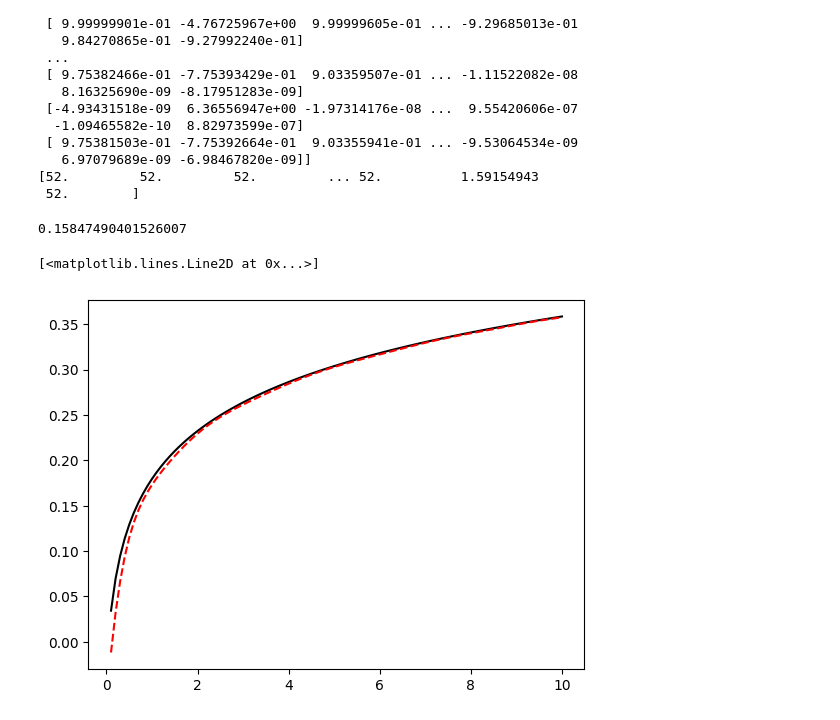
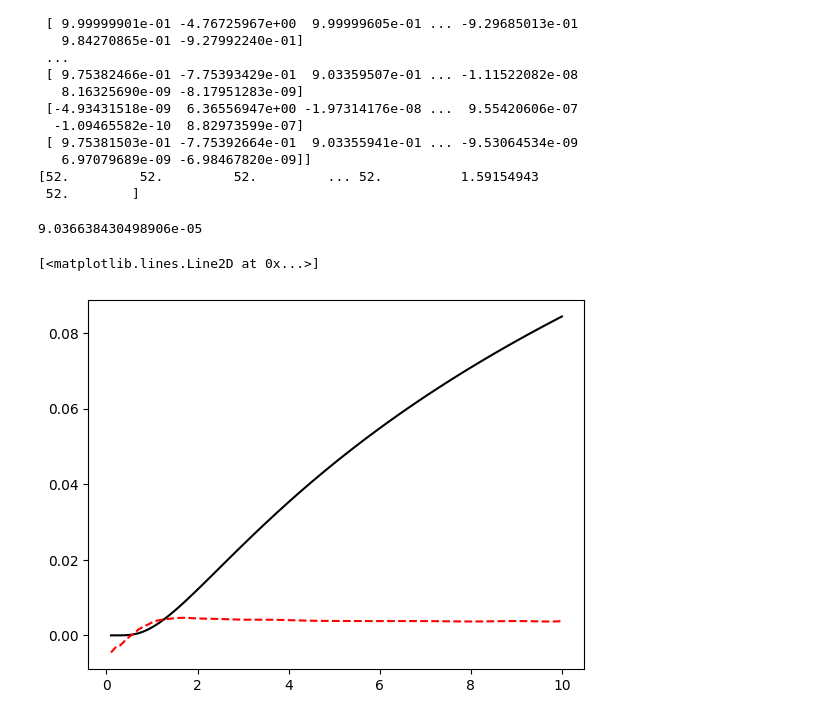
Before and after one commit to Jiayu-Fang/Trefftz-Pump, a Jupyter notebook: multiple_domain.ipynb, the cells around one changed output. Saved outputs shown, nothing was run; the diff lists cells and outputs as text; code cells hidden in the pictures.

```diff
--- a/multiple_domain.ipynb
+++ b/multiple_domain.ipynb
@@ -218,19 +224,19 @@ from scipy.optimize import minimize
 
 def fun_der1(lk1,lk2,r,q,ta,s,t,r0):
     t_len=len(t); r_len=len(r); ini_len=len(r0)
-    rcoe=np.zeros((ini_len+2+t_len*(r_len+2),30*4))
+    rcoe=np.zeros((ini_len+2+t_len*(r_len+2),100*4))
     ycoe=np.zeros(ini_len+2+t_len*(r_len+2))
 # Initial Condition
     for ik in range(ini_len):
         rk=r0[ik]
-        for jk in range(1,31):
+        for jk in range(1,101):
             if (rk<100.0):
                 vk=jk*1.0*np.pi/lk1
                 nk=(jk-1)*2
                 rk1=rk
             else:
                 vk=jk*1.0*np.pi/lk2
-                nk=(jk-1)*2+60
+                nk=(jk-1)*2+200
                 rk1=rk-99.8
             rcoe[ik,nk+0]=scipy.special.jv(0,rk1*vk)
             rcoe[ik,nk+1]=scipy.special.yv(0,rk1*vk)
@@ -238,39 +244,39 @@ def fun_der1(lk1,lk2,r,q,ta,s,t,r0):
 # For the interface in the initial condition
     nk_f=ini_len
     rk=100.0
-    for jk in range(1,31):
+    for jk in range(1,101):
         vk=jk*1.0*np.pi/lk1
         nk=(jk-1)*2
         rcoe[nk_f,nk+0]=scipy.special.jv(0,rk*vk)
         rcoe[nk_f,nk+1]=scipy.special.yv(0,rk*vk)
 
         vk=jk*1.0*np.pi/lk2
-        nk=(jk-1)*2+60
+        nk=(jk-1)*2+200
         rk1=rk-99.8
         rcoe[nk_f,nk+0]=-scipy.special.jv(0,rk1*vk)
         rcoe[nk_f,nk+1]=-scipy.special.yv(0,rk1*vk)
     ycoe[nk_f]=0.0
     nk_f=nk_f+1
 
-    for jk in range(1,31):
+    for jk in range(1,101):
         vk=jk*1.0*np.pi/lk1
         nk=(jk-1)*2
         rcoe[nk_f,nk+0]=vk*scipy.special.jvp(0,rk*vk)
         rcoe[nk_f,nk+1]=vk*scipy.special.yvp(0,rk*vk)
 
         vk=jk*1.0*np.pi/lk2
-        nk=(jk-1)*2+60
+        nk=(jk-1)*2+200
         rk1=rk-99.8
         rcoe[nk_f,nk+0]=-vk*scipy.special.jvp(0,rk1*vk)
         rcoe[nk_f,nk+1]=-vk*scipy.special.yvp(0,rk1*vk)
-    ycoe[nk_f]=0.0
+    ycoe[nk_f]=1.0e-2
     nk_f=nk_f+1
 
     for ik in range(t_len):
         tk=t[ik]
 # Boundary Condition
         rk=r[0]
-        for jk in range(1,31):
+        for jk in range(1,101):
             vk=jk*1.0*np.pi/lk1
             nk=(jk-1)*2
             t_term=np.exp(-vk*vk*ta/s*tk)
@@ -280,9 +286,9 @@ def fun_der1(lk1,lk2,r,q,ta,s,t,r0):
         nk_f=nk_f+1
 
         rk=r[1]-99.8
-        for jk in range(1,31):
+        for jk in range(1,101):
             vk=jk*1.0*np.pi/lk2
-            nk=(jk-1)*2+60
+            nk=(jk-1)*2+200
             t_term=np.exp(-vk*vk*ta/s*tk)
             rcoe[nk_f,nk+0]=t_term*scipy.special.jv(0,rk*vk)
             rcoe[nk_f,nk+1]=t_term*scipy.special.yv(0,rk*vk)
@@ -291,7 +297,7 @@ def fun_der1(lk1,lk2,r,q,ta,s,t,r0):
 
 # For interface
         rk=100.0
-        for jk in range(1,31):
+        for jk in range(1,101):
             vk=jk*1.0*np.pi/lk1
             nk=(jk-1)*2
             t_term=np.exp(-vk*vk*ta/s*tk)
@@ -299,7 +305,7 @@ def fun_der1(lk1,lk2,r,q,ta,s,t,r0):
             rcoe[nk_f,nk+1]=t_term*scipy.special.yv(0,rk*vk)
 
             vk=jk*1.0*np.pi/lk2
-            nk=(jk-1)*2+60
+            nk=(jk-1)*2+200
             rk1=rk-99.8
             t_term=np.exp(-vk*vk*ta/s*tk)
             rcoe[nk_f,nk+0]=-t_term*scipy.special.jv(0,rk1*vk)
@@ -307,7 +313,7 @@ def fun_der1(lk1,lk2,r,q,ta,s,t,r0):
         ycoe[nk_f]=0.0
         nk_f=nk_f+1
 
-        for jk in range(1,31):
+        for jk in range(1,101):
             vk=jk*1.0*np.pi/lk1
             nk=(jk-1)*2
             t_term=np.exp(-vk*vk*ta/s*tk)
@@ -315,7 +321,7 @@ def fun_der1(lk1,lk2,r,q,ta,s,t,r0):
             rcoe[nk_f,nk+1]=t_term*vk*scipy.special.yvp(0,rk*vk)
 
             vk=jk*1.0*np.pi/lk2
-            nk=(jk-1)*2+60
+            nk=(jk-1)*2+200
             rk1=rk-99.8
             t_term=np.exp(-vk*vk*ta/s*tk)
             rcoe[nk_f,nk+0]=-t_term*vk*scipy.special.jvp(0,rk1*vk)
@@ -330,14 +336,14 @@ def fun_der1(lk1,lk2,r,q,ta,s,t,r0):
 # Initial Condition
     for ik in range(ini_len):
         rk=r0[ik]
-        for jk in range(1,31):
+        for jk in range(1,101):
             if (rk<100.0):
                 vk=jk*1.0*np.pi/lk1
                 nk=(jk-1)*2
                 rk1=rk
             else:
                 vk=jk*1.0*np.pi/lk2
-                nk=(jk-1)*2+60
+                nk=(jk-1)*2+200
                 rk1=rk-99.8
             resk1[ik]=resk1[ik]+ck[nk+0]*scipy.special.jv(0,rk1*vk)
             resk1[ik]=resk1[ik]+ck[nk+1]*scipy.special.yv(0,rk1*vk)
@@ -345,27 +351,27 @@ def fun_der1(lk1,lk2,r,q,ta,s,t,r0):
 # For the interface in the initial condition
     nk_f=ini_len
     rk=100.0
-    for jk in range(1,31):
+    for jk in range(1,101):
         vk=jk*1.0*np.pi/lk1
         nk=(jk-1)*2
         resk1[nk_f]=resk1[nk_f]+ck[nk+0]*scipy.special.jv(0,rk*vk)
         resk1[nk_f]=resk1[nk_f]+ck[nk+1]*scipy.special.yv(0,rk*vk)
 
         vk=jk*1.0*np.pi/lk2
-        nk=(jk-1)*2+60
+        nk=(jk-1)*2+200
         rk1=rk-99.8
         resk1[nk_f]=resk1[nk_f]-ck[nk+0]*scipy.special.jv(0,rk1*vk)
         resk1[nk_f]=resk1[nk_f]-ck[nk+1]*scipy.special.yv(0,rk1*vk)
     nk_f=nk_f+1
 
-    for jk in range(1,31):
+    for jk in range(1,101):
         vk=jk*1.0*np.pi/lk1
         nk=(jk-1)*2
         resk1[nk_f]=resk1[nk_f]+ck[nk+0]*vk*scipy.special.jvp(0,rk*vk)
         resk1[nk_f]=resk1[nk_f]+ck[nk+1]*vk*scipy.special.yvp(0,rk*vk)
 
         vk=jk*1.0*np.pi/lk2
-        nk=(jk-1)*2+60
+        nk=(jk-1)*2+200
         rk1=rk-99.8
         resk1[nk_f]=resk1[nk_f]-ck[nk+0]*vk*scipy.special.jvp(0,rk1*vk)
         resk1[nk_f]=resk1[nk_f]-ck[nk+1]*vk*scipy.special.yvp(0,rk1*vk)
@@ -375,7 +381,7 @@ def fun_der1(lk1,lk2,r,q,ta,s,t,r0):
         tk=t[ik]
 # Boundary Condition
         rk=r[0]
-        for jk in range(1,31):
+        for jk in range(1,101):
             vk=jk*1.0*np.pi/lk1
             nk=(jk-1)*2
             t_term=np.exp(-vk*vk*ta/s*tk)
@@ -385,9 +391,9 @@ def fun_der1(lk1,lk2,r,q,ta,s,t,r0):
         nk_f=nk_f+1
 
         rk=r[1]-99.8
-        for jk in range(1,31):
+        for jk in range(1,101):
             vk=jk*1.0*np.pi/lk2
-            nk=(jk-1)*2+60
+            nk=(jk-1)*2+200
             t_term=np.exp(-vk*vk*ta/s*tk)
             resk1[nk_f]=resk1[nk_f]+ck[nk+0]*t_term*scipy.special.jv(0,rk*vk)
             resk1[nk_f]=resk1[nk_f]+ck[nk+1]*t_term*scipy.special.yv(0,rk*vk)
@@ -396,7 +402,7 @@ def fun_der1(lk1,lk2,r,q,ta,s,t,r0):
 
 # For interface
         rk=100.0
-        for jk in range(1,31):
+        for jk in range(1,101):
             vk=jk*1.0*np.pi/lk1
             nk=(jk-1)*2
             t_term=np.exp(-vk*vk*ta/s*tk)
@@ -404,14 +410,14 @@ def fun_der1(lk1,lk2,r,q,ta,s,t,r0):
             resk1[nk_f]=resk1[nk_f]+ck[nk+1]*t_term*scipy.special.yv(0,rk*vk)
 
             vk=jk*1.0*np.pi/lk2
-            nk=(jk-1)*2+60
+            nk=(jk-1)*2+200
             rk1=rk-99.8
             t_term=np.exp(-vk*vk*ta/s*tk)
             resk1[nk_f]=resk1[nk_f]-ck[nk+0]*t_term*scipy.special.jv(0,rk1*vk)
             resk1[nk_f]=resk1[nk_f]-ck[nk+1]*t_term*scipy.special.yv(0,rk1*vk)
         nk_f=nk_f+1
 
-        for jk in range(1,31):
+        for jk in range(1,101):
             vk=jk*1.0*np.pi/lk1
             nk=(jk-1)*2
             t_term=np.exp(-vk*vk*ta/s*tk)
@@ -419,7 +425,7 @@ def fun_der1(lk1,lk2,r,q,ta,s,t,r0):
             resk1[nk_f]=resk1[nk_f]+ck[nk+1]*t_term*vk*scipy.special.yvp(0,rk*vk)
 
             vk=jk*1.0*np.pi/lk2
-            nk=(jk-1)*2+60
+            nk=(jk-1)*2+200
             rk1=rk-99.8
             t_term=np.exp(-vk*vk*ta/s*tk)
             resk1[nk_f]=resk1[nk_f]-ck[nk+0]*t_term*vk*scipy.special.jvp(0,rk1*vk)
@@ -437,39 +443,39 @@ r[0]=0.1; r[1]=1000.0
 t=np.zeros(100)
 for ik in range(100):
     t[ik]=(ik+1)*0.1
-lk1=1000.0; lk2=5000.0
-[ck,rcoe,ycoe]=fun_der1(lk1,lk2,r,1.0,1.0,0.01,t,r0)
+lk1=1000.0; lk2=10000.0
+[ck,rcoe,ycoe]=fun_der1(lk1,lk2,r,1.0,1.0,0.001,t,r0)
 # %% [output]
-0.15847490401526007
+9.036638430498906e-05
 # %%
 t=np.zeros(100)
 for ik in range(100):
     t[ik]=(ik+1)*0.1
 s=np.zeros(100)
 for ik in range(100):
-    u=5.0*5.0*0.01/4.0/1.0/t[ik]
+    u=99.0*99.0*0.001/4.0/1.0/t[ik]
     w=-0.5772-np.log(u)
     for jk in range(1,100):
         w=w-((-1.0)**(jk))*(u**jk)/(jk*1.0)/np.math.factorial(jk)
     s[ik]=1.0/4.0/np.pi/1.0*w
 plt.plot(t,s,'k-')
 s1=np.zeros(100)
-ta=1.0; ss=0.01
+ta=1.0; ss=0.001
 r0=np.zeros(1000)
 r0[0]=0.1
 for ik in range(1,1000):
     r0[ik]=ik*1.0
 for ik in range(100):
-    rkk=5.0; tk=t[ik]
-    for jk in range(1,31):
+    rkk=99.0; tk=t[ik]
+    for jk in range(1,101):
         vk=jk*1.0*np.pi/lk1
         nk=(jk-1)*2
         t_term=np.exp(-vk*vk*ta/ss*tk)
         s1[ik]=s1[ik]+ck[nk+0]*t_term*scipy.special.jv(0,rkk*vk)
         s1[ik]=s1[ik]+ck[nk+1]*t_term*scipy.special.yv(0,rkk*vk)
     s1[ik]=s1[ik]
 
 plt.plot(t,52.0-s1,'r--')
 # %% [output]
 [<matplotlib.lines.Line2D at 0x...>]
-[figure, old version]
+[figure, new version]
```
Also changed, not shown: parts of 4 cells of this notebook, 2 other files.
